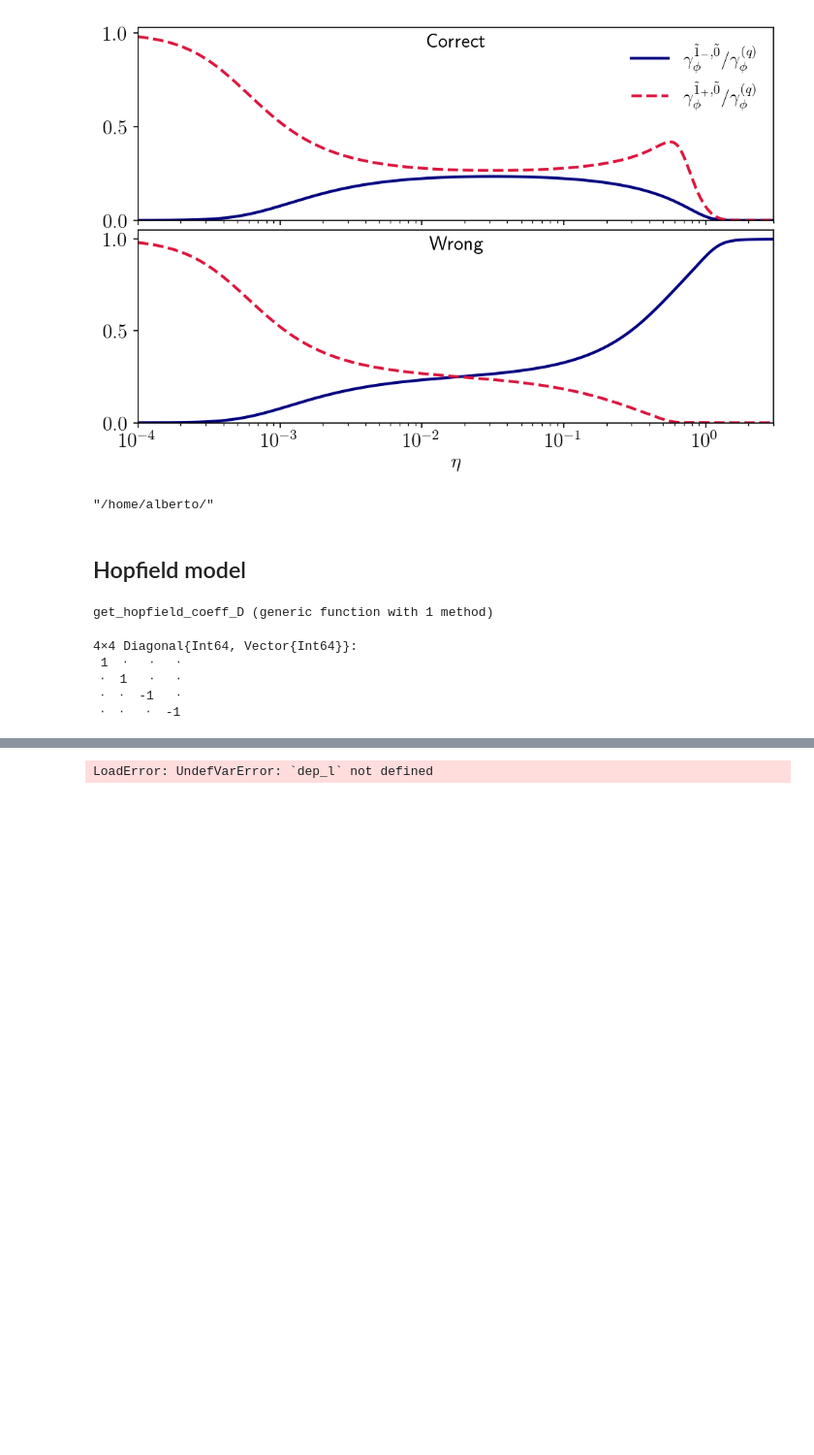
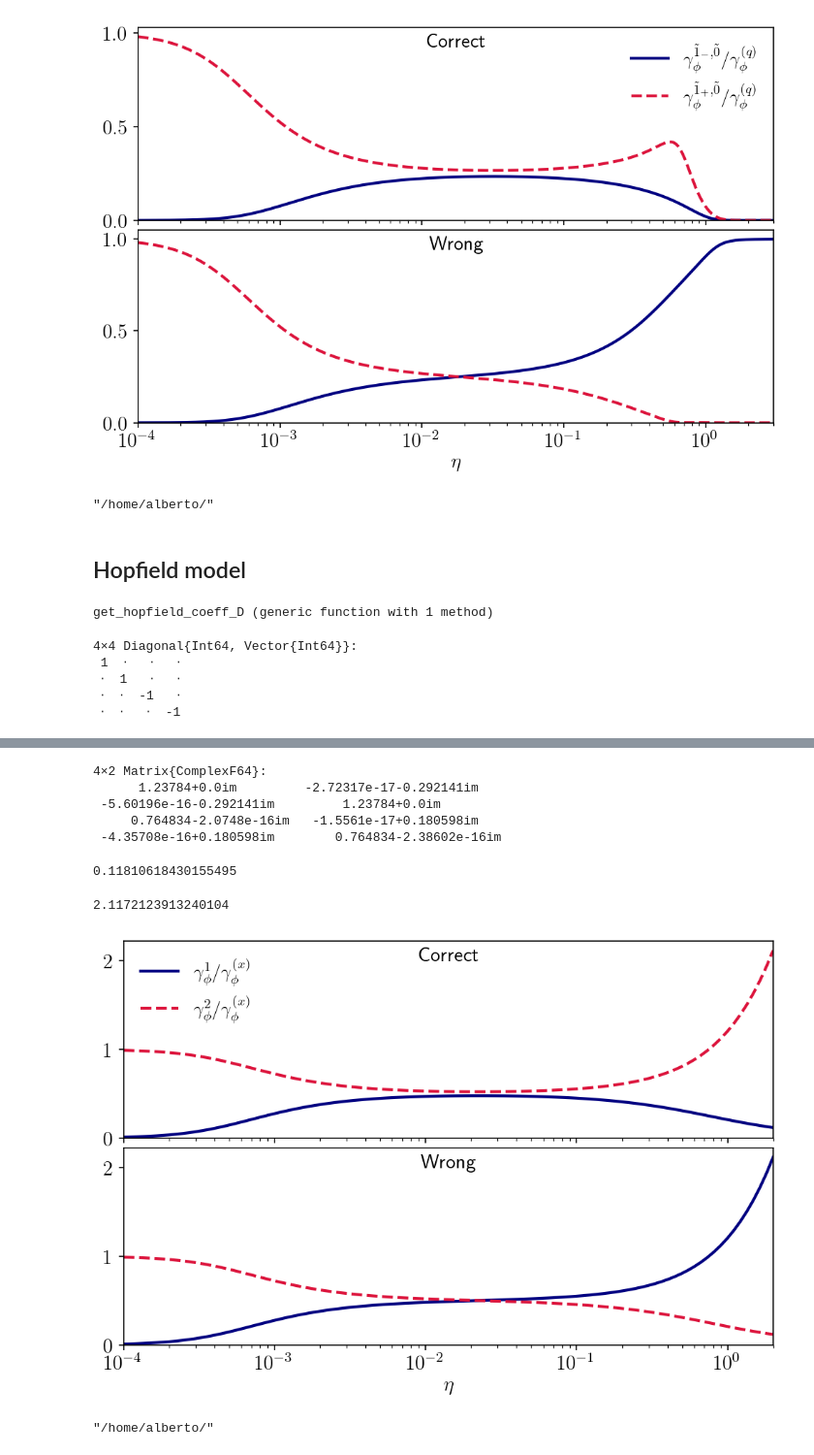
Before and after one commit to albertomercurio/PhD-Thesis-Notebooks, a Jupyter notebook: Chapter4.ipynb, the cells around one changed output, grey strips where cells are left out. Shown at 97% size. Drawn from its saved outputs; the diff is of its cells as text; code cells hidden in the pictures; blank space fills up the shorter version.

```diff
--- a/Chapter4.ipynb
+++ b/Chapter4.ipynb
@@ -322,25 +259,63 @@ LoadError: UndefVarError: `M_c` not defined
+# %%
+Ω_d, U_d = get_hopfield_coeff_D(ωc, ωb, 2)
+U_d
+# %% [output]
+4×2 Matrix{ComplexF64}:
+      1.23784+0.0im         -2.72317e-17-0.292141im
+ -5.60196e-16-0.292141im         1.23784+0.0im
+     0.764834-2.0748e-16im   -1.5561e-17+0.180598im
+ -4.35708e-16+0.180598im        0.764834-2.38602e-16im
+# %%
+abs2(U_c[1,1]) + abs2(U_c[3,1])
+# %% [output]
+0.11810618430155495
+# %%
+abs2(U_d[1,1]) + abs2(U_d[3,1])
+# %% [output]
+2.1172123913240104
+# %%
+ωc = 1
+ωb = ωc + 1e-3
+η_list = geomspace(1e-4, 2, 100)
+
+dep_l = similar(η_list)
+dep_u = similar(η_list)
+dep_l_wrong = similar(η_list)
+dep_u_wrong = similar(η_list)
+
+for i in eachindex(η_list)
+    Ω_c, U_c = get_hopfield_coeff_C(ωc, ωb, η_list[i])
+    Ω_d, U_d = get_hopfield_coeff_D(ωc, ωb, η_list[i])
+    dep_l[i] = abs2(U_d[2,1]) + abs2(U_d[4,1])
+    dep_u[i] = abs2(U_d[2,2]) + abs2(U_d[4,2])
+    dep_l_wrong[i] = abs2(U_c[2,1]) + abs2(U_c[4,1])
+    dep_u_wrong[i] = abs2(U_c[2,2]) + abs2(U_c[4,2])
+end
 # %%
 fig, axs = plt.subplots(2, 1, dpi=150, sharex=true, figsize = (8, 5), gridspec_kw=Dict("hspace"=>0.05, "wspace"=>0.05))
 
-ax = axs[1]
-ax.plot(η_list, dep_l, color="navy", lw=2, label = L"$\gamma_\phi^{1} / \gamma_\phi^{(x)}$")
-ax.plot(η_list, dep_u, ls="--", color="crimson", lw=2, label = L"$\gamma_\phi^{2} / \gamma_\phi^{(x)}$")
+ax = axs[0]
+ax.plot(η_list, dep_l, color="navy", lw=2, label = raw"$\gamma_\phi^{1} / \gamma_\phi^{(x)}$")
+ax.plot(η_list, dep_u, ls="--", color="crimson", lw=2, label = raw"$\gamma_\phi^{2} / \gamma_\phi^{(x)}$")
 ax.set_xscale("log")
 ax.set_ylim(0, nothing)
 ax.text(0.5, 0.9, "Correct", transform=ax.transAxes, ha="center")
 ax.legend()
 
-ax = axs[2]
+ax = axs[1]
 ax.plot(η_list, dep_l_wrong, color="navy", lw=2)
 ax.plot(η_list, dep_u_wrong, color="crimson", lw=2, ls="--")
 ax.set_xscale("log")
 ax.set_xlim(η_list[1], η_list[end])
 ax.set_ylim(0, nothing)
-ax.set_xlabel(L"$\eta$")
+ax.set_xlabel(raw"$\eta$")
 ax.text(0.5, 0.9, "Wrong", transform=ax.transAxes, ha="center")
+
+display(fig)
 
 root_dir = "/home/alberto/"
 # root_dir = "/mnt/c/Users/alber/"
-plt.savefig(root_dir * "OneDrive/GitHub/Latex-Projects/phd-thesis/figures/pure_dephasing_hopfield_atom.pdf", dpi=300, bbox_inches="tight")
+# plt.savefig(root_dir * "OneDrive/GitHub/Latex-Projects/phd-thesis/figures/pure_dephasing_hopfield_atom.pdf", dpi=300, bbox_inches="tight")
 # %% [output]
+[figure, added]
-LoadError: UndefVarError: `dep_l` not defined
+"/home/alberto/"
```
Also changed, not shown: parts of 24 cells of this notebook, 9 other files.
